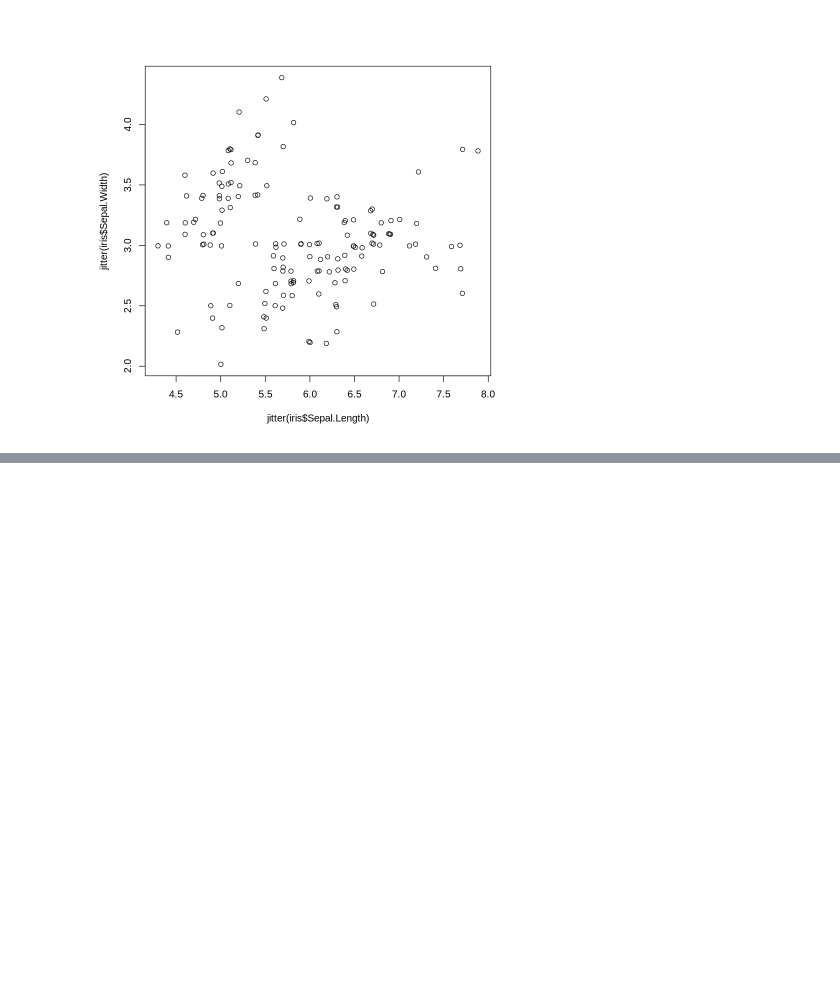
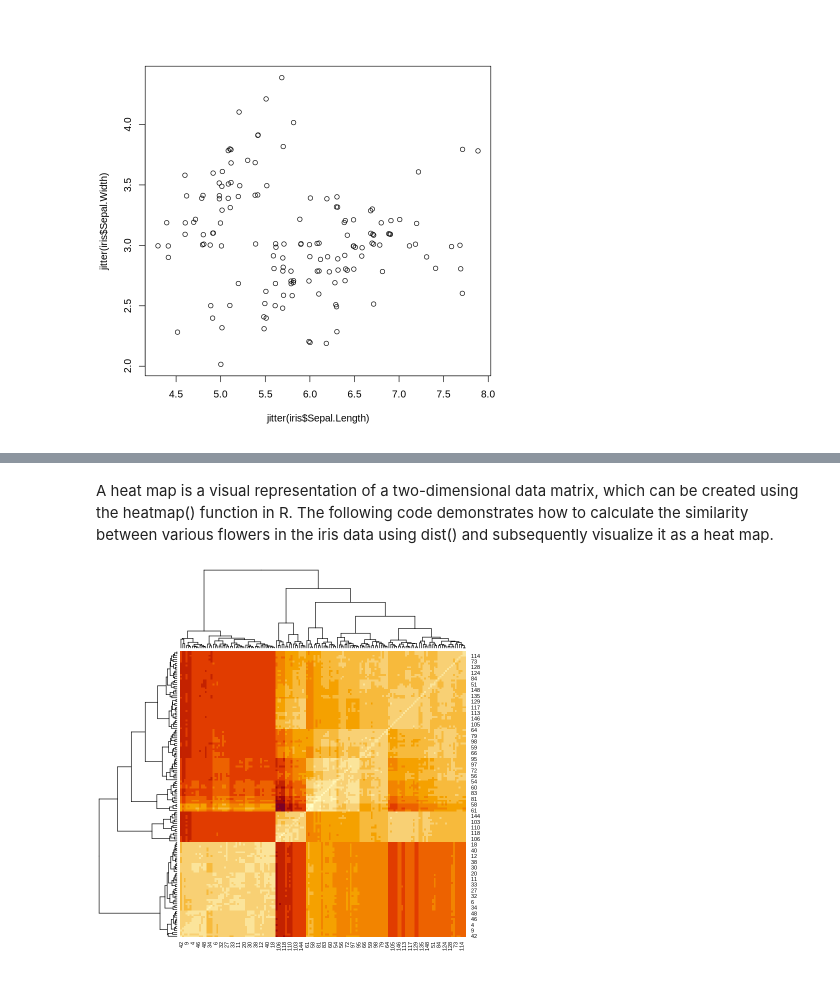
Before and after one commit to BDFL669/Data_Analysis_with_R, a Jupyter notebook: Fundamentals_of_Data_Analysis_in_R_Programming.ipynb, the cells around one changed output, grey strips where cells are left out. Cells and saved outputs as stored; diff of their text form; code cells hidden in the pictures; blank space fills up the shorter version.

```diff
--- a/Fundamentals_of_Data_Analysis_in_R_Programming.ipynb
+++ b/Fundamentals_of_Data_Analysis_in_R_Programming.ipynb
@@ -278,0 +299,7 @@ plot(jitter(iris$Sepal.Length), jitter(iris$Sepal.Width))
+# %% [markdown]
+A heat map is a visual representation of a two-dimensional data matrix, which can be created using the heatmap() function in R. The following code demonstrates how to calculate the similarity between various flowers in the iris data using dist() and subsequently visualize it as a heat map.
+# %%
+distMatrix <- as.matrix(dist(iris[,1:4]))
+heatmap(distMatrix)
+# %% [output]
+[figure, added]
```
Also changed, not shown: parts of 17 cells of this notebook.
